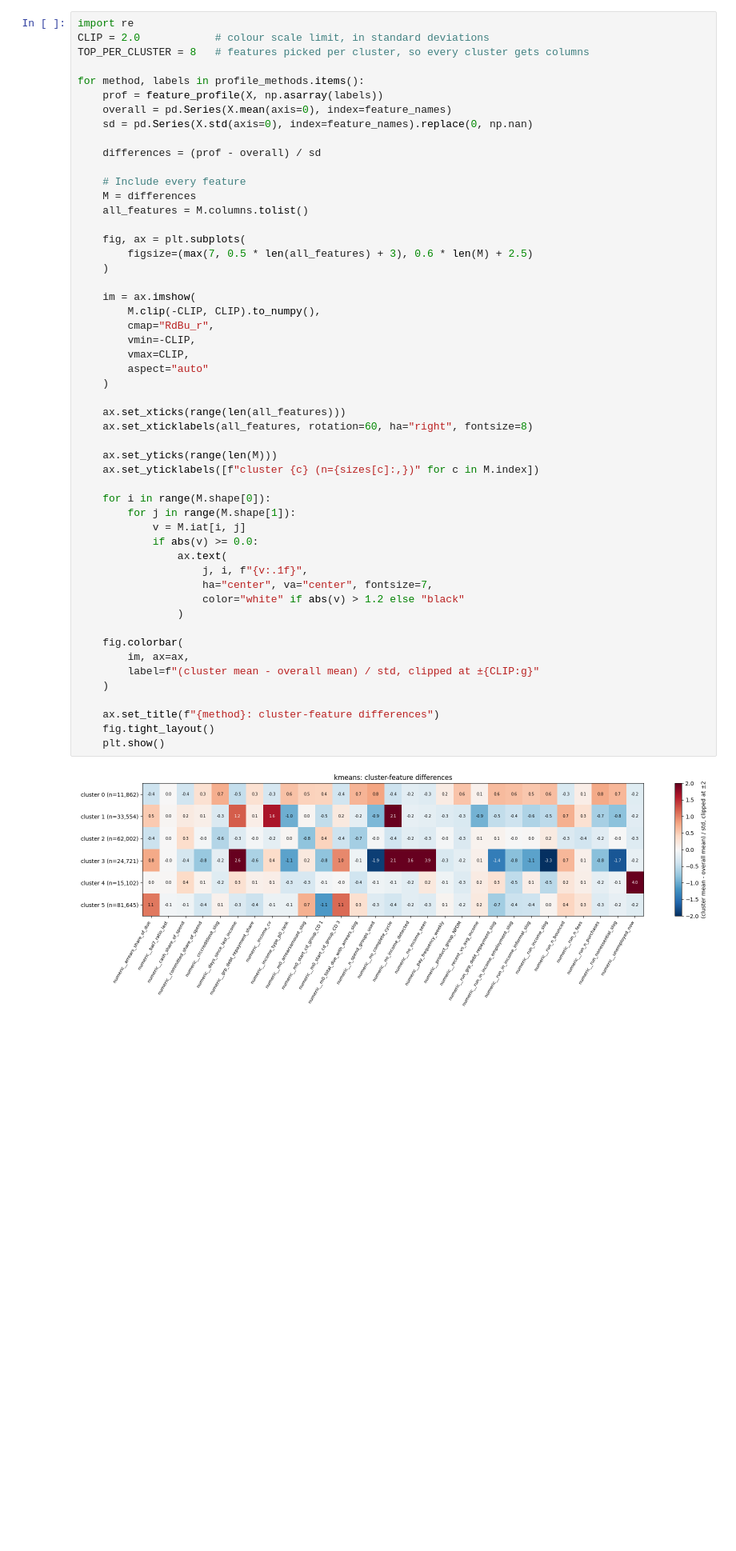
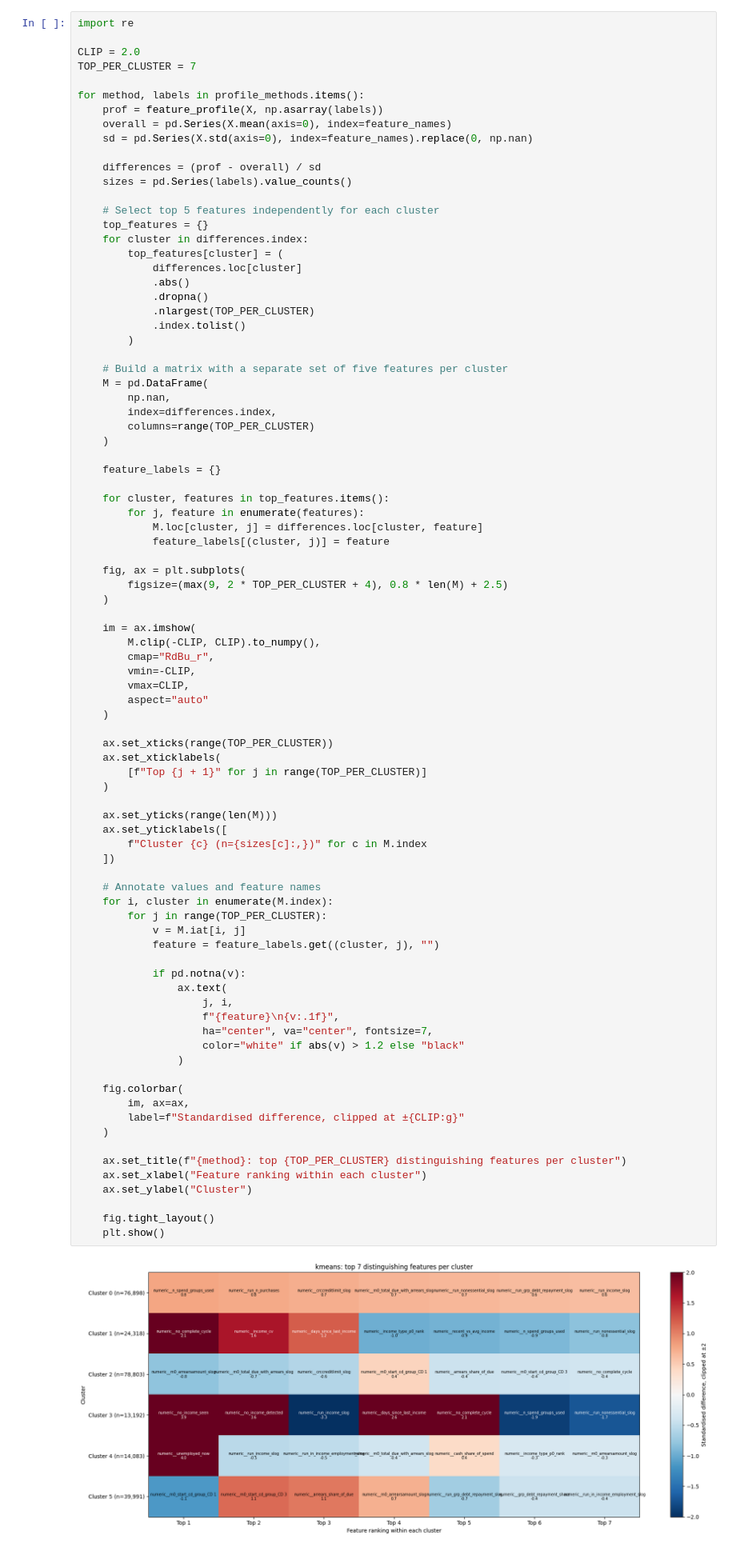
Before and after one commit to Trist4/MOR-assignment3, a Jupyter notebook: clustering_full_dataset.ipynb, the cells around one changed output. Shown at 80% size. Saved outputs shown, nothing was run; the diff lists cells and outputs as text; blank space fills up the shorter version.

Commit message:
Changed the differentiating features plot

```diff
--- a/clustering_full_dataset.ipynb
+++ b/clustering_full_dataset.ipynb
@@ -933,8 +933,9 @@ gmm: strongest cluster-feature differences
 ... (11 outputs left out)
 # %%
 import re
-CLIP = 2.0            # colour scale limit, in standard deviations
-TOP_PER_CLUSTER = 8   # features picked per cluster, so every cluster gets columns
+
+CLIP = 2.0
+TOP_PER_CLUSTER = 7
 
 for method, labels in profile_methods.items():
     prof = feature_profile(X, np.asarray(labels))
@@ -942,46 +943,79 @@ for method, labels in profile_methods.items():
     sd = pd.Series(X.std(axis=0), index=feature_names).replace(0, np.nan)
 
     differences = (prof - overall) / sd
+    sizes = pd.Series(labels).value_counts()
 
-    # Include every feature
-    M = differences
-    all_features = M.columns.tolist()
+    # Select top 5 features independently for each cluster
+    top_features = {}
+    for cluster in differences.index:
+        top_features[cluster] = (
+            differences.loc[cluster]
+            .abs()
+            .dropna()
+            .nlargest(TOP_PER_CLUSTER)
+            .index.tolist()
+        )
+
+    # Build a matrix with a separate set of five features per cluster
+    M = pd.DataFrame(
+        np.nan,
+        index=differences.index,
+        columns=range(TOP_PER_CLUSTER)
+    )
+
+    feature_labels = {}
+
+    for cluster, features in top_features.items():
+        for j, feature in enumerate(features):
+            M.loc[cluster, j] = differences.loc[cluster, feature]
+            feature_labels[(cluster, j)] = feature
 
     fig, ax = plt.subplots(
-        figsize=(max(7, 0.5 * len(all_features) + 3), 0.6 * len(M) + 2.5)
+        figsize=(max(9, 2 * TOP_PER_CLUSTER + 4), 0.8 * len(M) + 2.5)
     )
 
     im = ax.imshow(
         M.clip(-CLIP, CLIP).to_numpy(),
         cmap="RdBu_r",
         vmin=-CLIP,
         vmax=CLIP,
         aspect="auto"
     )
 
-    ax.set_xticks(range(len(all_features)))
-    ax.set_xticklabels(all_features, rotation=60, ha="right", fontsize=8)
+    ax.set_xticks(range(TOP_PER_CLUSTER))
+    ax.set_xticklabels(
+        [f"Top {j + 1}" for j in range(TOP_PER_CLUSTER)]
+    )
 
     ax.set_yticks(range(len(M)))
-    ax.set_yticklabels([f"cluster {c} (n={sizes[c]:,})" for c in M.index])
+    ax.set_yticklabels([
+        f"Cluster {c} (n={sizes[c]:,})" for c in M.index
+    ])
 
-    for i in range(M.shape[0]):
-        for j in range(M.shape[1]):
+    # Annotate values and feature names
+    for i, cluster in enumerate(M.index):
+        for j in range(TOP_PER_CLUSTER):
             v = M.iat[i, j]
-            if abs(v) >= 0.0:
+            feature = feature_labels.get((cluster, j), "")
+
+            if pd.notna(v):
                 ax.text(
-                    j, i, f"{v:.1f}",
+                    j, i,
+                    f"{feature}\n{v:.1f}",
                     ha="center", va="center", fontsize=7,
                     color="white" if abs(v) > 1.2 else "black"
                 )
 
     fig.colorbar(
         im, ax=ax,
-        label=f"(cluster mean - overall mean) / std, clipped at ±{CLIP:g}"
+        label=f"Standardised difference, clipped at ±{CLIP:g}"
     )
 
-    ax.set_title(f"{method}: cluster-feature differences")
+    ax.set_title(f"{method}: top {TOP_PER_CLUSTER} distinguishing features per cluster")
+    ax.set_xlabel("Feature ranking within each cluster")
+    ax.set_ylabel("Cluster")
+
     fig.tight_layout()
     plt.show()
 # %% [output]
-[figure, old version]
+[figure, new version]
```
Also changed, not shown: parts of 1 cell of this notebook.
